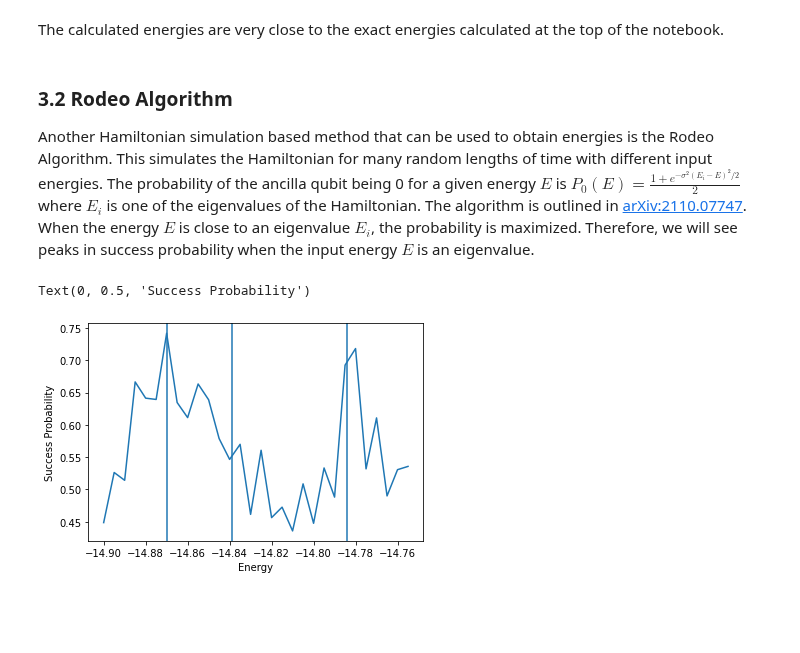
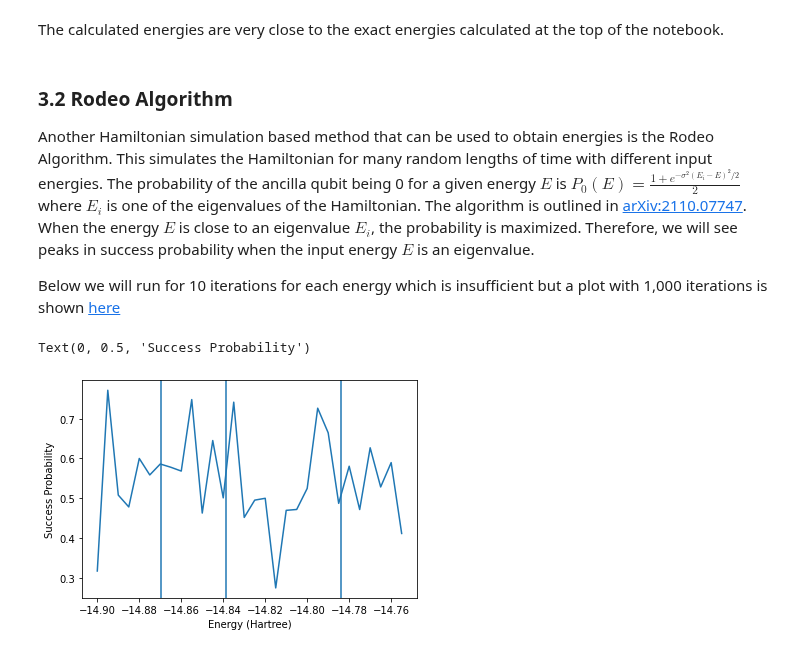
Before and after one commit to sandbox-quantum/Tangelo, a Jupyter notebook: examples/excited_states.ipynb, the cells around one changed output. Drawn from its saved outputs; the diff is of its cells as text; code cells hidden in the pictures; blank space fills up the shorter version.

```diff
--- a/examples/excited_states.ipynb
+++ b/examples/excited_states.ipynb
@@ -354,11 +385,13 @@ We can obtain the final excited state by using deflation for the three singlet s
 # %%
 vqe_options = {"molecule": mol_Li2, "ref_states": [[1, 0, 1, 0]],
                "weights": [1], "deflation_circuits": [vqe_solver.reference_circuits[i]+vqe_solver.optimal_circuit for i in range(3)],
-               "qubit_mapping": "jw", "ansatz": BuiltInAnsatze.UpCCGSD, "ansatz_options": {"k": 2}
+               "qubit_mapping": "jw", "ansatz": BuiltInAnsatze.UCCSD, "ansatz_options": {"k": 2}
                }
 vqe_solver_deflate = SA_VQESolver(vqe_options)
 vqe_solver_deflate.build()
 enernew = vqe_solver_deflate.simulate()
 for i, energy in enumerate(vqe_solver_deflate.state_energies):
     print(f"Triplet State {i} has energy {energy}")
+
+algorithm_resources[f"sa_vqe_deflation"] = vqe_solver_deflate.get_resources()
 # %% [output]
@@ -374,6 +405,8 @@ from tangelo.algorithms.variational import SA_OO_Solver
 # %%
-mol_Li2_nosym = SecondQuantizedMolecule(li2, q=0, spin=0, basis='6-31g(d,p)',
-                                   frozen_orbitals=frozen_orbitals, symmetry=False)
+from tangelo.algorithms.variational import SA_OO_Solver
+
+mol_Li2_nosym = SQMol(li2, q=0, spin=0, basis='6-31g(d,p)',
+                      frozen_orbitals=fo, symmetry=False)
 vqe_options = {"molecule": mol_Li2_nosym, "ref_states": [[1,1,0,0], [1,0,1,0]],
                "weights": [1, 1],
                "qubit_mapping": "jw", "ansatz": BuiltInAnsatze.UpCCGSD, "ansatz_options": {"k": 2}
@@ -383,4 +416,6 @@ vqe_solver.build()
 enernew = vqe_solver.iterate()
 for i, energy in enumerate(vqe_solver.state_energies):
     print(f"State {i} has energy {energy}")
+
+algorithm_resources["sa_oo_vqe"] = vqe_solver.get_resources()
 # %% [output]
@@ -389,8 +424,8 @@ State 1 has energy -14.851789148477783
 # %% [markdown]
 We can compare the `SA_OO_VQE` solution to CASSCF from pyscf and determine that they obtain the same result.
 # %%
-mol_Li2_no_sym_copy = SecondQuantizedMolecule(li2, q=0, spin=0, basis='6-31g(d,p)',
-                                   frozen_orbitals=frozen_orbitals, symmetry=False)
+mol_Li2_no_sym_copy = SQMol(li2, q=0, spin=0, basis='6-31g(d,p)',
+                            frozen_orbitals=fo, symmetry=False)
 mc = mcscf.CASSCF(mol_Li2_no_sym_copy.mean_field, 2, 2).state_average([0.5, 0.5])
 energy = mc.kernel()
 # %% [output]
@@ -576,6 +624,8 @@ The calculated energies are very close to the exact energies calculated at the t
 ### 3.2 Rodeo Algorithm <a class="anchor" id="32"></a>
 
 Another Hamiltonian simulation based method that can be used to obtain energies is the Rodeo Algorithm. This simulates the Hamiltonian for many random lengths of time with different input energies. The probability of the ancilla qubit being 0 for a given energy $E$ is $P_0(E) = \frac{1 + e^{-\sigma^2 (E_i - E)^2/2}}{2}$ where $E_i$ is one of the eigenvalues of the Hamiltonian. The algorithm is outlined in [arXiv:2110.07747](https://arxiv.org/abs/2110.07747). When the energy $E$ is close to an eigenvalue $E_i$, the probability is maximized. Therefore, we will see peaks in success probability when the input energy $E$ is an eigenvalue.
+
+Below we will run for 10 iterations for each energy which is insufficient but a plot with 1,000 iterations is shown [here](#50)
 # %%
 # One rodeo cycle as defined in Fig.1 of arXiv.2110.07747
 def rodeo_cycle(hobj, energy, t, i):
@@ -586,8 +636,10 @@ def rodeo_cycle(hobj, energy, t, i):
 # %%
 from tangelo.toolboxes.qubit_mappings.statevector_mapping import do_scbk_transform
 
-h_obj =  fermion_to_qubit_mapping(mol_Li2.fermionic_hamiltonian, "scbk", mol_Li2.n_active_sos,
-                                  mol_Li2.n_active_electrons, up_then_down=True, spin=mol_Li2.spin)
+h_obj =  f2q_mapping(mol_Li2.fermionic_hamiltonian, "scbk", mol_Li2.n_active_sos,
+                     mol_Li2.n_active_electrons, up_then_down=True, spin=mol_Li2.spin)
+
+n_qubits = count_qubits(h_obj)
 
 # Stretch factor of 300 to make eigenvalue gap larger. Therefore, time evolution needs to be shorter.
 h_obj = 300*(h_obj - QubitOperator((), -14.85))
@@ -601,31 +653,36 @@ ref_states = [vector_to_circuit(do_scbk_transform([1, 1, 0, 0], 4)),
               vector_to_circuit(do_scbk_transform([1, 0, 1, 0], 4)),
               vector_to_circuit(do_scbk_transform([0, 0, 1, 1], 4))]
 
-# Equivalent to energies from -14.9 -> 14.75
+# Equivalent to energies from -14.9 -> 14.75 for 10 iterations.
 energies = [-0.05*300 +300*0.005*i for i in range(30)]
 success_prob = list()
 for energy in energies:
     success=0
-    for sample in range(20):
+    for sample in range(10):
         t = np.random.normal(0, sigma, 1)
         circuit = np.random.choice(ref_states)
         for i, tk in enumerate(t):
-            circuit += rodeo_cycle(h_obj, energy, tk, i+2)
+            circuit += rodeo_cycle(h_obj, energy, tk, i+n_qubits)
         f, _ = sim.simulate(circuit)
         for key, v in f.items():
             if key[2:] == "0":
                 success += v
-    success_prob.append(success/20)
+    success_prob.append(success/10)
+
+algorithm_resources["rodeo"] = dict()
+algorithm_resources["rodeo"]["qubit_hamiltonian_terms"] = 0
+algorithm_resources["rodeo"]["circuit_2qubit_gates"] = circuit.counts.get("CNOT", 0)
+algorithm_resources["rodeo"]["n_post_terms"] = 20*30
 # %%
 fig, ax = plt.subplots()
 evals = [-14.8696203,  -14.83876635, -14.78403833]
 for e in evals:
     ax.axvline(x=e) # VS: I suggest 'color'='red', 'linestyle'='--'
 ax.plot(np.array(energies)/300-14.85, success_prob)
-ax.set_xlabel('Energy')
+ax.set_xlabel('Energy (Hartree)')
 ax.set_ylabel('Success Probability')
 # %% [output]
 Text(0, 0.5, 'Success Probability')
-[figure, old version]
+[figure, new version]
 # %% [markdown]
 The above plot shows promise that the correct energies are peaks in the success probability. To save time, below is the result after running the above code for 1000 iterations. The peaks are centered on the exact energies, represented by the vertical bars.
```
Also changed, not shown: parts of 40 cells of this notebook.
